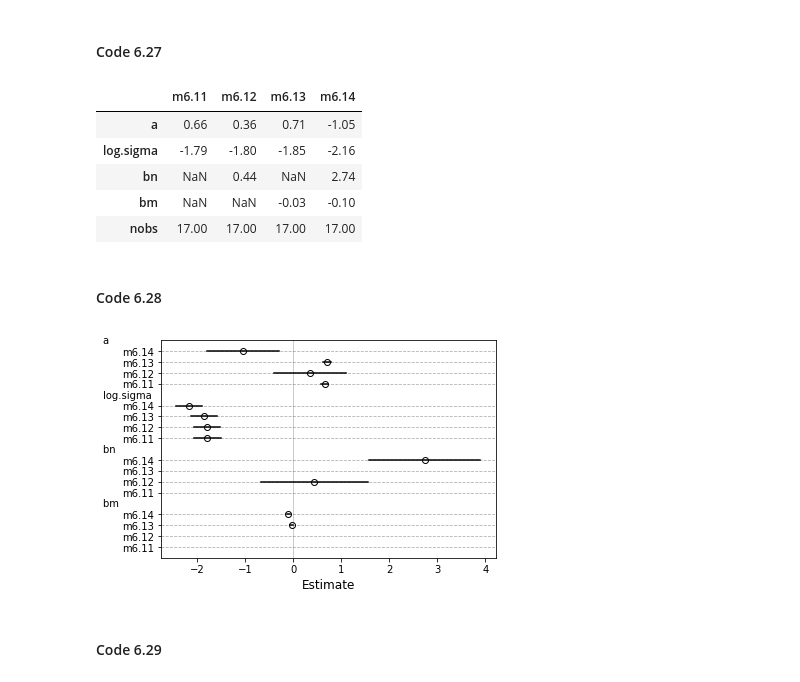
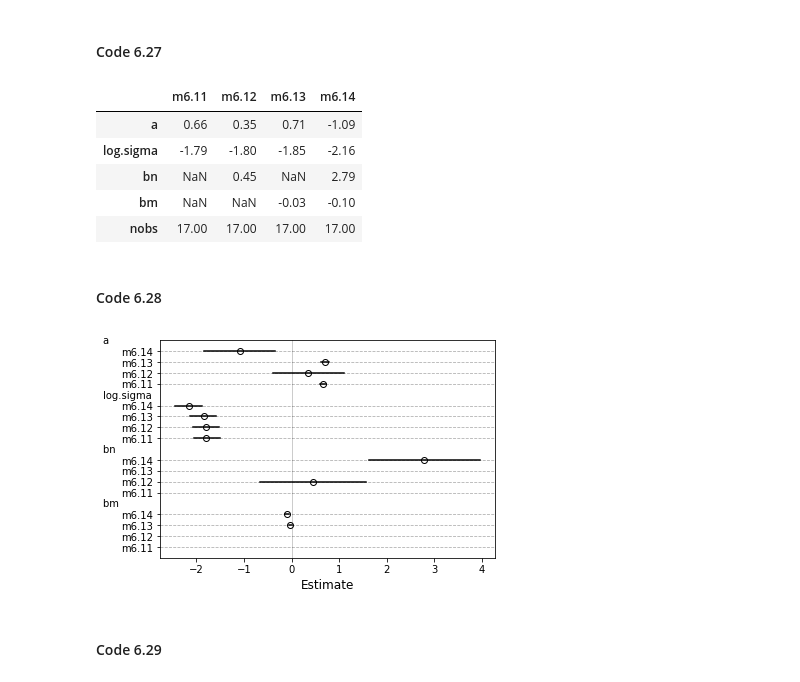
Before and after one commit to fehiepsi/rethinking-pyro, a Jupyter notebook: notebooks/06_overfitting_regularization_and_information_criteria.ipynb, the cells around one changed output. Cells and saved outputs as stored; diff of their text form; code cells hidden in the pictures.

```diff
--- a/notebooks/06_overfitting_regularization_and_information_criteria.ipynb
+++ b/notebooks/06_overfitting_regularization_and_information_criteria.ipynb
@@ -75,7 +75,7 @@ for i in range(d.shape[0]):
     d_new_mass = torch.tensor(d_new["mass"].values, dtype=torch.float)
     d_new_brain = torch.tensor(d_new["brain"].values, dtype=torch.float)
     m0 = LM("m0_{}".format(i), mass=d_new_mass, brain=d_new_brain)
-    m0.fit(lr=3)
+    m0.fit()
     x = torch.linspace(34, 62, 101)
     plt.plot(x.tolist(), (m0.coef()["intercept"] + m0.coef()["mass"] * x).tolist(),
              c="k", alpha=0.5);
@@ -215,9 +218,11 @@ def m_model(speed, distance):
     b = pyro.sample("b", dist.Normal(0, 10))
     mu = a + b * speed
     sigma = pyro.sample("sigma", dist.Uniform(0, 30))
-    pyro.sample("dist", dist.Normal(mu, sigma), obs=distance)
+    with pyro.plate("plate"):
+        pyro.sample("dist", dist.Normal(mu, sigma), obs=distance)
 
-m = MAP("m", m_model, start="mean", speed=cars_speed, distance=cars_dist)
+pyro.set_rng_seed(2)
+m = MAP("m", m_model, speed=cars_speed, distance=cars_dist)
 m.fit()
 post = m.extract_samples(n=1000)
 # %% [markdown]
@@ -272,42 +277,46 @@ sigma_start = d_kcal_per_g.std().log()
 def m6_11_model(kcal_per_g):
     a = pyro.param("m6.11_a", a_start.clone())
     log_sigma = pyro.param("m6.11_log.sigma", sigma_start.clone())
-    pyro.sample("kcal.per.g", dist.Normal(a, log_sigma.exp()), obs=kcal_per_g)
+    with pyro.plate("plate"):
+        pyro.sample("kcal.per.g", dist.Normal(a, log_sigma.exp()), obs=kcal_per_g)
 
 m6_11 = MAP("m6.11", m6_11_model, kcal_per_g=d_kcal_per_g)
-m6_11.fit(lr=0.1, num_steps=300)
+m6_11.fit()
 
 def m6_12_model(neocortex, kcal_per_g):
     a = pyro.param("m6.12_a", a_start.clone())
     bn = pyro.param("m6.12_bn", torch.tensor(0.))
     mu = a + bn * neocortex
     log_sigma = pyro.param("m6.12_log.sigma", sigma_start.clone())
-    pyro.sample("kcal.per.g", dist.Normal(mu, log_sigma.exp()), obs=kcal_per_g)
+    with pyro.plate("plate"):
+        pyro.sample("kcal.per.g", dist.Normal(mu, log_sigma.exp()), obs=kcal_per_g)
 
 m6_12 = MAP("m6.12", m6_12_model, neocortex=d_neocortex, kcal_per_g=d_kcal_per_g)
-m6_12.fit(lr=0.1, num_steps=300)
+m6_12.fit()
 
-def m6_13_model(log_mass, kcal_per_g):
+def m6_13_model(mass, kcal_per_g):
     a = pyro.param("m6.13_a", a_start.clone())
     bm = pyro.param("m6.13_bm", torch.tensor(0.))
-    mu = a + bm * log_mass
+    mu = a + bm * mass.log()
     log_sigma = pyro.param("m6.13_log.sigma", sigma_start.clone())
-    pyro.sample("kcal.per.g", dist.Normal(mu, log_sigma.exp()), obs=kcal_per_g)
+    with pyro.plate("plate"):
+        pyro.sample("kcal.per.g", dist.Normal(mu, log_sigma.exp()), obs=kcal_per_g)
 
-m6_13 = MAP("m6.13", m6_13_model, log_mass=d_mass.log(), kcal_per_g=d_kcal_per_g)
-m6_13.fit(lr=0.1, num_steps=300)
+m6_13 = MAP("m6.13", m6_13_model, mass=d_mass, kcal_per_g=d_kcal_per_g)
+m6_13.fit()
 
-def m6_14_model(neocortex, log_mass, kcal_per_g):
+def m6_14_model(neocortex, mass, kcal_per_g):
     a = pyro.param("m6.14_a", a_start.clone())
     bn = pyro.param("m6.14_bn", torch.tensor(0.))
     bm = pyro.param("m6.14_bm", torch.tensor(0.))
-    mu = a + bn * neocortex + bm * log_mass
+    mu = a + bn * neocortex + bm * mass.log()
     log_sigma = pyro.param("m6.14_log.sigma", sigma_start.clone())
-    pyro.sample("kcal.per.g", dist.Normal(mu, log_sigma.exp()), obs=kcal_per_g)
+    with pyro.plate("plate"):
+        pyro.sample("kcal.per.g", dist.Normal(mu, log_sigma.exp()), obs=kcal_per_g)
 
 m6_14 = MAP("m6.14", m6_14_model, neocortex=d_neocortex,
-            log_mass=d_mass.log(), kcal_per_g=d_kcal_per_g)
-m6_14.fit(lr=0.1, num_steps=300);
+            mass=d_mass, kcal_per_g=d_kcal_per_g)
+m6_14.fit()
 # %% [markdown]
 #### Code 6.23
 # %%
@@ -344,42 +353,42 @@ tensor(0.1787)
 # %% [markdown]
 #### Code 6.27
 # %%
-coeftab(False, m6_11, m6_12, m6_13, m6_14)
+coeftab(m6_11, m6_12, m6_13, m6_14)
 # %% [output]
 |  | m6.11 | m6.12 | m6.13 | m6.14 |
-| a | 0.66 | 0.36 | 0.71 | -1.05 |
+| a | 0.66 | 0.35 | 0.71 | -1.09 |
 | log.sigma | -1.79 | -1.80 | -1.85 | -2.16 |
-| bn | NaN | 0.44 | NaN | 2.74 |
+| bn | NaN | 0.45 | NaN | 2.79 |
 | bm | NaN | NaN | -0.03 | -0.10 |
 | nobs | 17.00 | 17.00 | 17.00 | 17.00 |
 # %% [markdown]
 #### Code 6.28
 # %%
-mean_df, lower_PI, upper_PI = coeftab(True, m6_11, m6_12, m6_13, m6_14)
+mean_df, lower_PI, upper_PI = coeftab(m6_11, m6_12, m6_13, m6_14, PI=True)
 pos = 1
 ticks = []
 labels = []
 for coef in mean_df.index[:-1]:
     plt.plot(mean_df.loc[coef, ::-1], range(pos, pos + mean_df.shape[1]),
              "ko", fillstyle="none")
     ticks += list(range(pos, pos + mean_df.shape[1]))
     labels += mean_df.columns.tolist()[::-1]
     pos = pos + mean_df.shape[1] + 1
     for i, m in enumerate(lower_PI.columns):
         plt.plot([lower_PI.loc[coef, m], upper_PI.loc[coef, m]],
                  [pos - i - 2, pos - i - 2], c="k", lw=1.5)
 coef_format = "{{:<{}}}".format(mean_df.index[:-1].map(len).max())
 for i, coef in enumerate(mean_df.index[:-1]):
     plt.text(plt.xlim()[0] - 1.2, i * (mean_df.shape[1] + 1) + 0.3,
              coef_format.format(coef))
 plt.yticks(ticks, labels)
 plt.ylim(0, pos - 1)
 plt.gca().invert_yaxis()
 plt.axvline(x=0, c="k", alpha=0.2)
 plt.grid(axis="y", linestyle="--")
 plt.xlabel("Estimate");
 # %% [output]
-[figure, old version]
+[figure, new version]
 # %% [markdown]
 #### Code 6.29
 # %%
```
Also changed, not shown: parts of 19 cells of this notebook, 9 other files.
